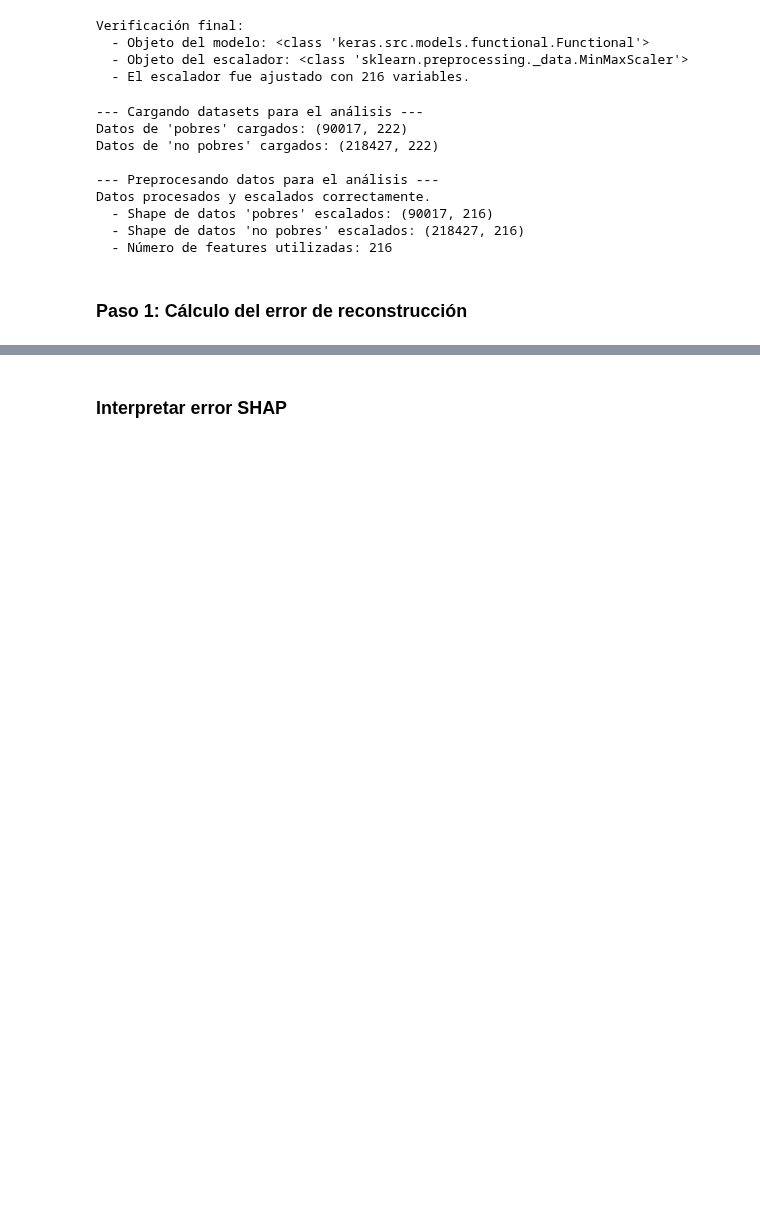
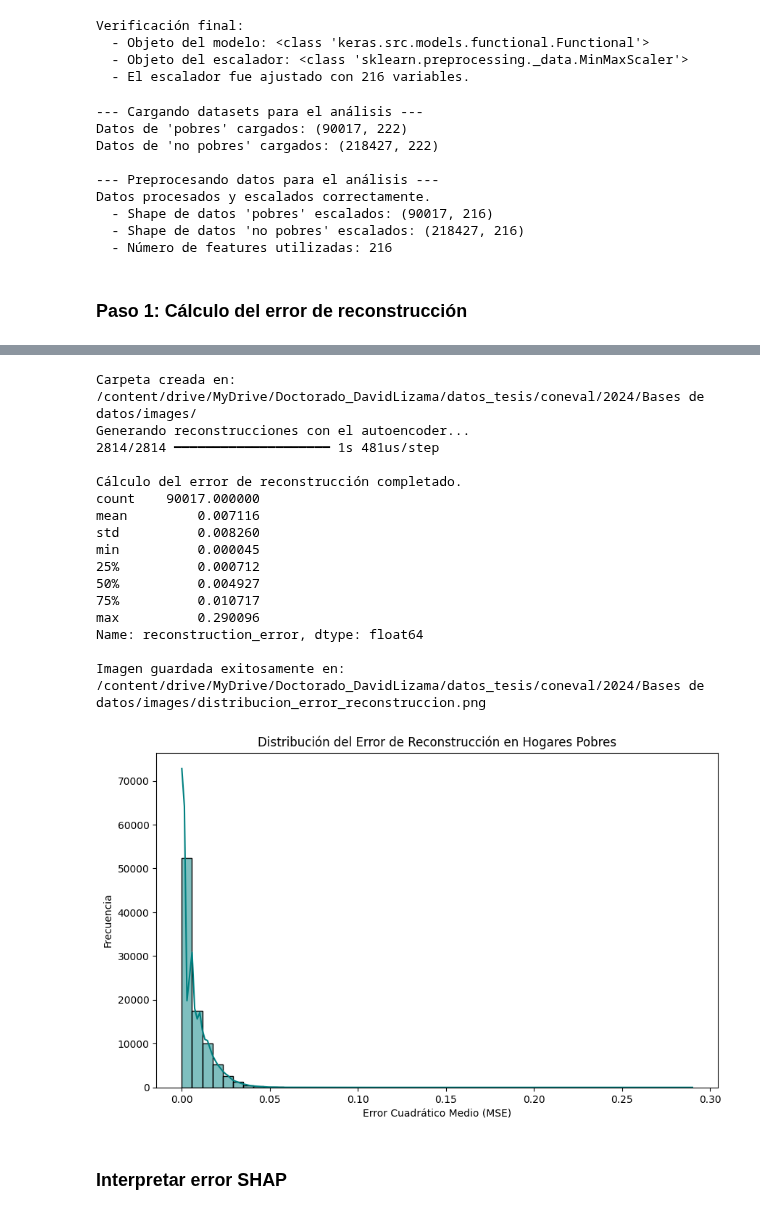
Before and after one commit to LizamaD/Cap3_MedicionPobreza, a Jupyter notebook: notebooks/resultados.ipynb, the cells around one changed output, grey strips where cells are left out. Saved outputs shown, nothing was run; the diff lists cells and outputs as text; code cells hidden in the pictures; blank space fills up the shorter version.

```diff
--- a/notebooks/resultados.ipynb
+++ b/notebooks/resultados.ipynb
@@ -267,2 +232,70 @@ Name: reconstruction_error, dtype: float64
+# %%
+import numpy as np
+import pandas as pd
+import matplotlib.pyplot as plt
+import seaborn as sns
+import os
+from google.colab import drive
+
+# 0. Configuración de la ruta y montaje de Drive
+# Montamos el drive si no lo has hecho ya en una celda previa
+if not os.path.exists('/content/drive'):
+    drive.mount('/content/drive')
+
+BASE_DIR = "/content/drive/MyDrive/Doctorado_DavidLizama/datos_tesis/coneval/2024/Bases de datos/images/"
+
+# Crear la carpeta si no existe para evitar errores
+if not os.path.exists(BASE_DIR):
+    os.makedirs(BASE_DIR)
+    print(f"Carpeta creada en: {BASE_DIR}")
+
+# --- 1. Predecir (reconstruir) los datos de los pobres ---
+print("Generando reconstrucciones con el autoencoder...")
+reconstructions = autoencoder.predict(X_pobres_scaled)
+
+# --- 2. Calcular el Error Cuadrático Medio (MSE) por observación ---
+# El error se define como: MSE = (1/n) * Σ(x - x_reconst)^2
+mse_per_observation = np.mean((X_pobres_scaled - reconstructions)**2, axis=1)
+
+# --- 3. Añadir el error al DataFrame original ---
+df_pobres['reconstruction_error'] = mse_per_observation
+
+print("\nCálculo del error de reconstrucción completado.")
+print(df_pobres['reconstruction_error'].describe())
+
+# --- 4. Visualizar y Guardar la imagen ---
+plt.figure(figsize=(10, 6))
+sns.histplot(df_pobres['reconstruction_error'], bins=50, kde=True, color='teal')
+plt.title('Distribución del Error de Reconstrucción en Hogares Pobres')
+plt.xlabel('Error Cuadrático Medio (MSE)')
+plt.ylabel('Frecuencia')
+
+# DEFINIR NOMBRE DEL ARCHIVO Y GUARDAR
+# Es fundamental usar savefig ANTES de plt.show()
+nombre_archivo = "distribucion_error_reconstruccion.png"
+ruta_final = os.path.join(BASE_DIR, nombre_archivo)
+
+plt.savefig(ruta_final, dpi=300, bbox_inches='tight')
+print(f"\nImagen guardada exitosamente en: {ruta_final}")
+
+plt.show()
+# %% [output]
+Carpeta creada en: /content/drive/MyDrive/Doctorado_DavidLizama/datos_tesis/coneval/2024/Bases de datos/images/
+Generando reconstrucciones con el autoencoder...
+2814/2814 ━━━━━━━━━━━━━━━━━━━━ 1s 481us/step
+
+Cálculo del error de reconstrucción completado.
+count    90017.000000
+mean         0.007116
+std          0.008260
+min          0.000045
+25%          0.000712
+50%          0.004927
+75%          0.010717
+max          0.290096
+Name: reconstruction_error, dtype: float64
+
+Imagen guardada exitosamente en: /content/drive/MyDrive/Doctorado_DavidLizama/datos_tesis/coneval/2024/Bases de datos/images/distribucion_error_reconstruccion.png
+[figure, added]
 # %% [markdown]
 ### Interpretar error SHAP
```
Also changed, not shown: parts of 25 cells of this notebook, 2 other files.
